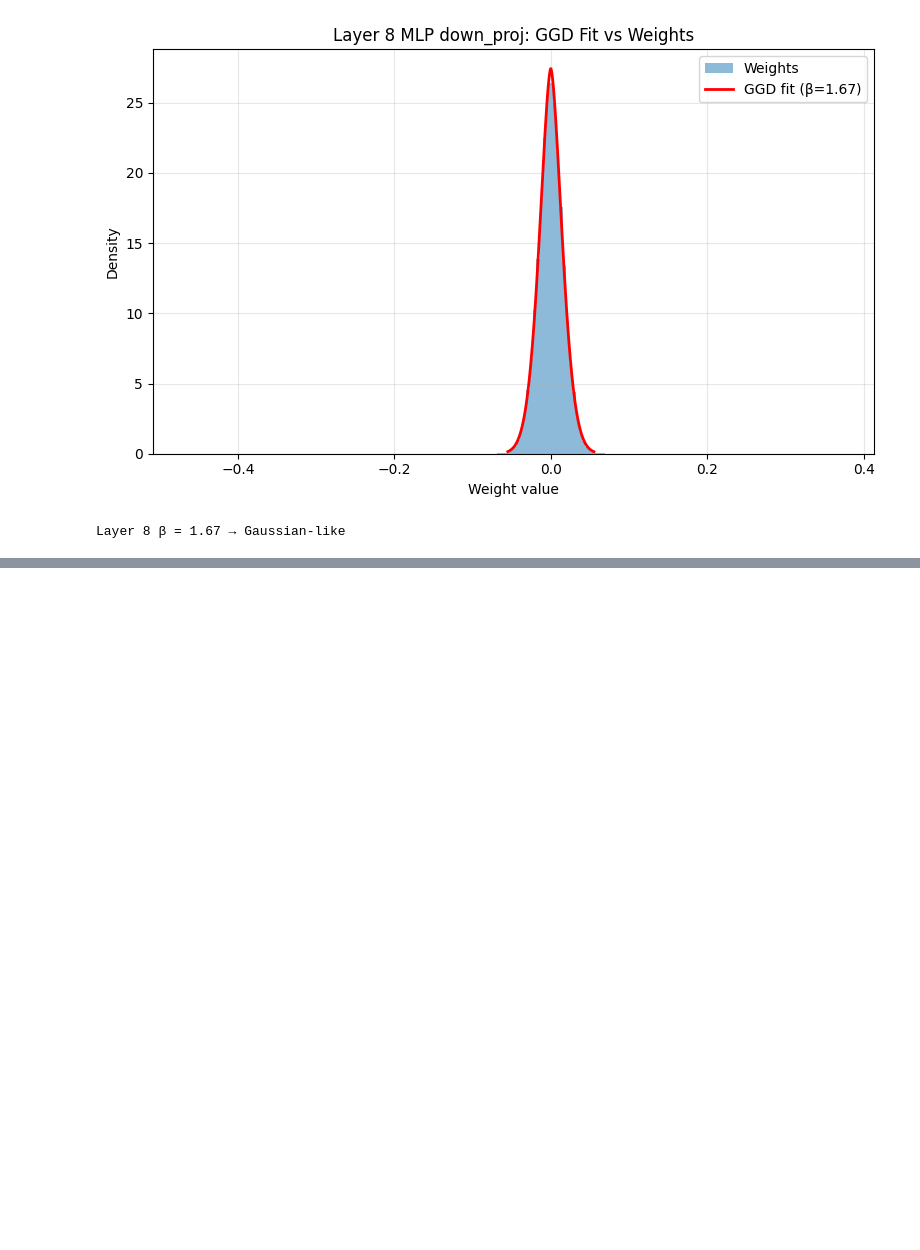
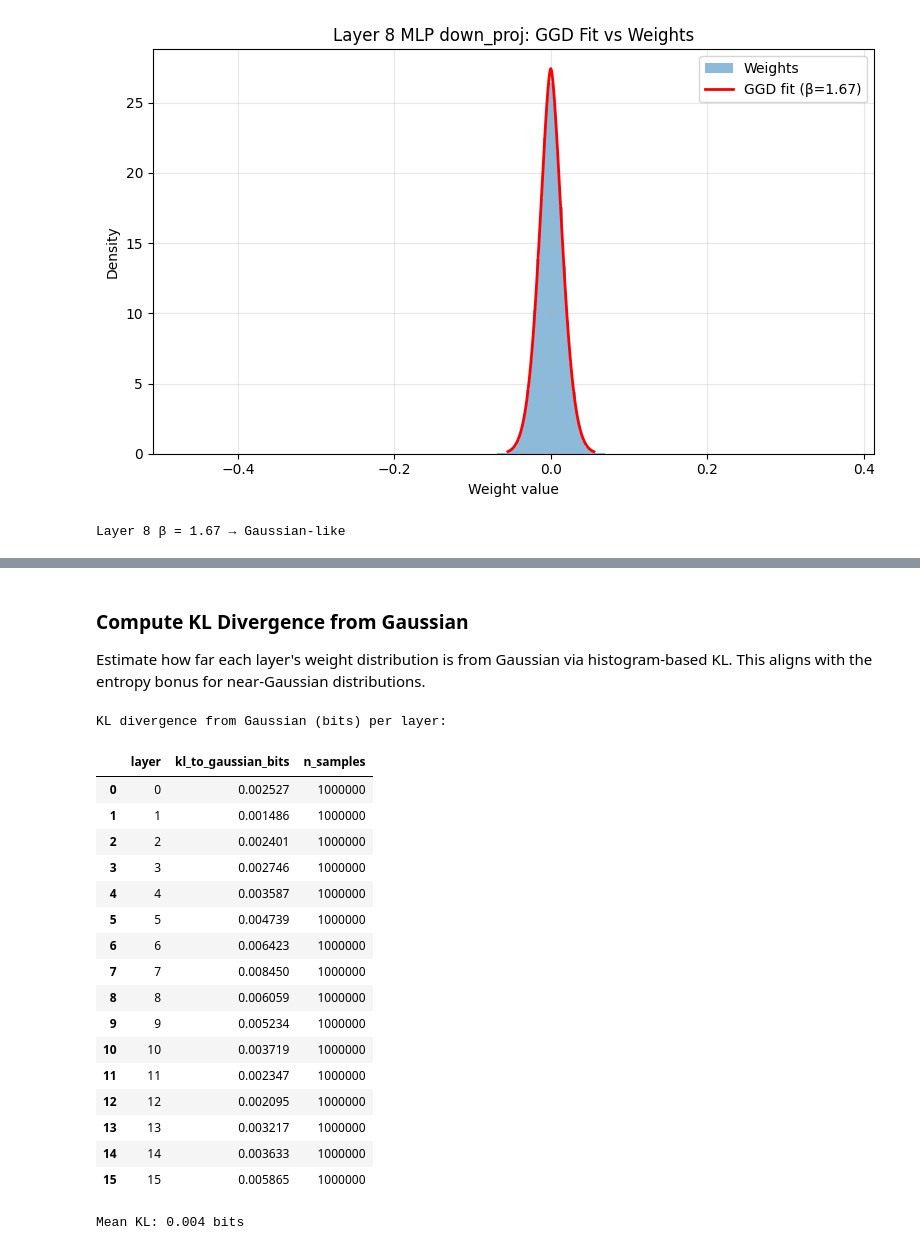
Before and after one commit to andremiguelc/transformer-compression-limits, a Jupyter notebook: notebooks/02_2_quantization_rate_distortion.ipynb, the cells around one changed output, grey strips where cells are left out. Cells and saved outputs as stored; diff of their text form; code cells hidden in the pictures; blank space fills up the shorter version.

```diff
--- a/notebooks/02_2_quantization_rate_distortion.ipynb
+++ b/notebooks/02_2_quantization_rate_distortion.ipynb
@@ -1026,0 +1147,73 @@ Layer 8 β = 1.67 → Gaussian-like
+# %% [markdown]
+### Compute KL Divergence from Gaussian
+
+Estimate how far each layer's weight distribution is from Gaussian via histogram-based KL.
+This aligns with the entropy bonus for near-Gaussian distributions.
+# %%
+from scipy import stats
+from scipy.stats import entropy
+
+def kl_to_gaussian(flat, bins=200):
+    """Histogram-based KL(p || N(mu,sigma)) in bits."""
+    flat = flat.astype(np.float32)
+    mu = float(np.mean(flat))
+    sigma = float(np.std(flat))
+
+    hist, bin_edges = np.histogram(flat, bins=bins, density=False)
+    hist = hist.astype(np.float64)
+    hist = hist / np.maximum(hist.sum(), 1.0)  # probabilities
+
+    bin_centers = (bin_edges[:-1] + bin_edges[1:]) / 2.0
+    bin_widths = (bin_edges[1:] - bin_edges[:-1])
+    gaussian_pdf = stats.norm.pdf(bin_centers, mu, sigma)
+    gaussian_p = gaussian_pdf * bin_widths
+    gaussian_p = gaussian_p / np.maximum(gaussian_p.sum(), 1.0)
+
+    kl = entropy(hist + 1e-12, gaussian_p + 1e-12, base=2)
+    return float(kl)
+
+# Per-layer KL divergence to Gaussian
+bins = 200
+max_samples = 1_000_000 if 'max_samples' in globals() else 1_000_000
+rng = np.random.default_rng(0)
+
+kl_rows = []
+for layer_idx in range(len(model.model.layers)):
+    w = model.model.layers[layer_idx].mlp.down_proj.weight.detach().cpu().float().numpy()
+    flat = w.reshape(-1)
+
+    if flat.size > max_samples:
+        flat = rng.choice(flat, size=max_samples, replace=False)
+
+    kl_bits = kl_to_gaussian(flat, bins=bins)
+    kl_rows.append({
+        "layer": layer_idx,
+        "kl_to_gaussian_bits": kl_bits,
+        "n_samples": int(flat.size),
+    })
+
+df_kl = pd.DataFrame(kl_rows)
+print("KL divergence from Gaussian (bits) per layer:")
+display(df_kl)
+
+print(f"Mean KL: {df_kl['kl_to_gaussian_bits'].mean():.3f} bits")
+# %% [output]
+KL divergence from Gaussian (bits) per layer:
+|  | layer | kl_to_gaussian_bits | n_samples |
+| 0 | 0 | 0.002527 | 1000000 |
+| 1 | 1 | 0.001486 | 1000000 |
+| 2 | 2 | 0.002401 | 1000000 |
+| 3 | 3 | 0.002746 | 1000000 |
+| 4 | 4 | 0.003587 | 1000000 |
+| 5 | 5 | 0.004739 | 1000000 |
+| 6 | 6 | 0.006423 | 1000000 |
+| 7 | 7 | 0.008450 | 1000000 |
+| 8 | 8 | 0.006059 | 1000000 |
+| 9 | 9 | 0.005234 | 1000000 |
+| 10 | 10 | 0.003719 | 1000000 |
+| 11 | 11 | 0.002347 | 1000000 |
+| 12 | 12 | 0.002095 | 1000000 |
+| 13 | 13 | 0.003217 | 1000000 |
+| 14 | 14 | 0.003633 | 1000000 |
+| 15 | 15 | 0.005865 | 1000000 |
+Mean KL: 0.004 bits
```
Also changed, not shown: parts of 3 cells of this notebook.
